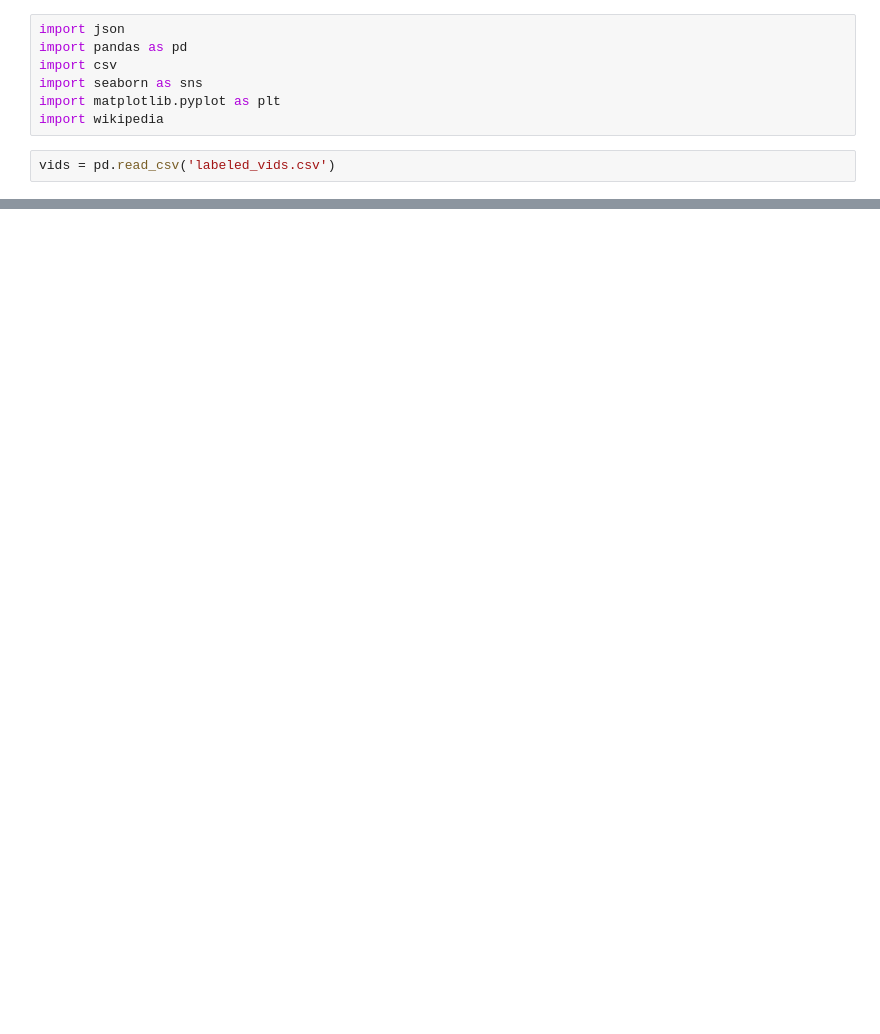
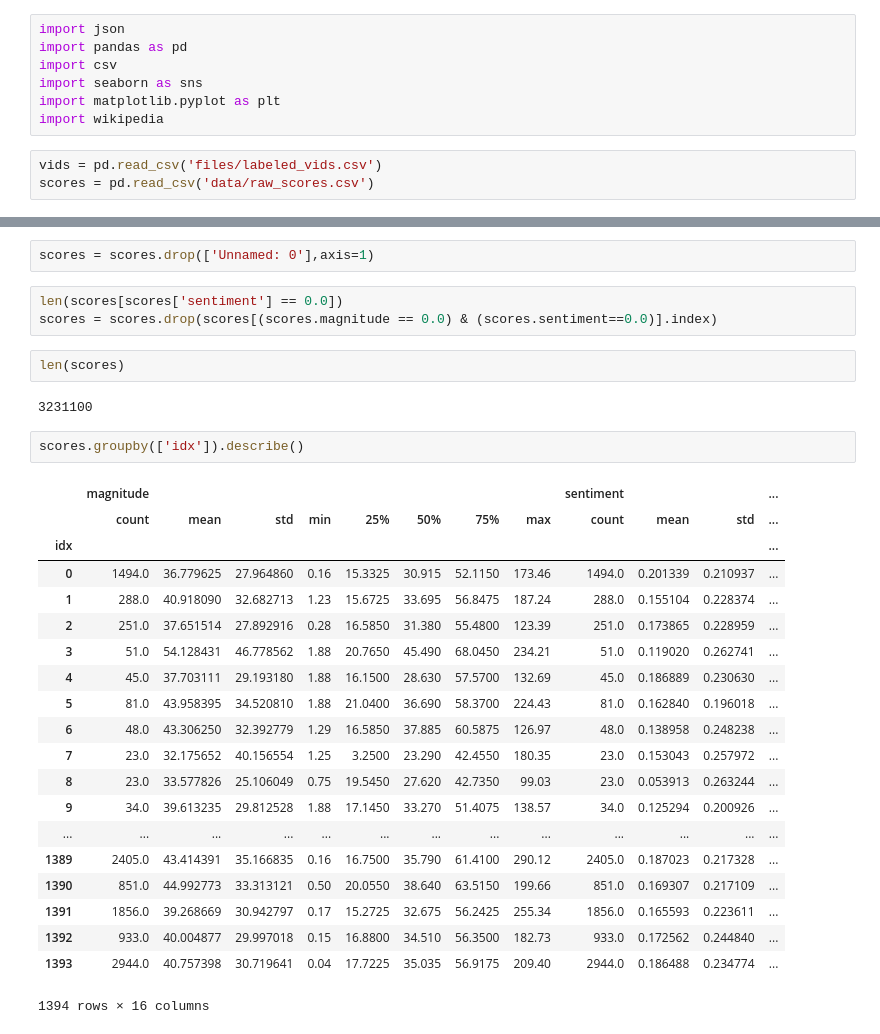
Before and after one commit to snc-89/sentiment_analysis_notebook, a Jupyter notebook: dataSentiments.ipynb, the cells around one changed output, grey strips where cells are left out. Saved outputs shown, nothing was run; the diff lists cells and outputs as text; blank space fills up the shorter version.

Commit message:
discovered a problem with including comments with 0.0 magnitude and sentiment. creating new csv without them

```diff
--- a/dataSentiments.ipynb
+++ b/dataSentiments.ipynb
@@ -6,5 +6,6 @@ import seaborn as sns
 import matplotlib.pyplot as plt
 import wikipedia
 # %%
-vids = pd.read_csv('labeled_vids.csv')
+vids = pd.read_csv('files/labeled_vids.csv')
+scores = pd.read_csv('data/raw_scores.csv')
 # %%
@@ -33,0 +24,32 @@ vids.drop(['Unnamed: 0','Unnamed: 0.1'],axis=1)
+# %%
+scores = scores.drop(['Unnamed: 0'],axis=1)
+# %%
+len(scores[scores['sentiment'] == 0.0])
+scores = scores.drop(scores[(scores.magnitude == 0.0) & (scores.sentiment==0.0)].index)
+# %%
+len(scores)
+# %% [output]
+3231100
+# %%
+scores.groupby(['idx']).describe()
+# %% [output]
+|  | magnitude |  |  |  |  |  |  |  | sentiment |  |  | ... |
+|  | count | mean | std | min | 25% | 50% | 75% | max | count | mean | std | ... |
+| idx |  |  |  |  |  |  |  |  |  |  |  | ... |
+| 0 | 1494.0 | 36.779625 | 27.964860 | 0.16 | 15.3325 | 30.915 | 52.1150 | 173.46 | 1494.0 | 0.201339 | 0.210937 | ... |
+| 1 | 288.0 | 40.918090 | 32.682713 | 1.23 | 15.6725 | 33.695 | 56.8475 | 187.24 | 288.0 | 0.155104 | 0.228374 | ... |
+| 2 | 251.0 | 37.651514 | 27.892916 | 0.28 | 16.5850 | 31.380 | 55.4800 | 123.39 | 251.0 | 0.173865 | 0.228959 | ... |
+| 3 | 51.0 | 54.128431 | 46.778562 | 1.88 | 20.7650 | 45.490 | 68.0450 | 234.21 | 51.0 | 0.119020 | 0.262741 | ... |
+| 4 | 45.0 | 37.703111 | 29.193180 | 1.88 | 16.1500 | 28.630 | 57.5700 | 132.69 | 45.0 | 0.186889 | 0.230630 | ... |
+| 5 | 81.0 | 43.958395 | 34.520810 | 1.88 | 21.0400 | 36.690 | 58.3700 | 224.43 | 81.0 | 0.162840 | 0.196018 | ... |
+| 6 | 48.0 | 43.306250 | 32.392779 | 1.29 | 16.5850 | 37.885 | 60.5875 | 126.97 | 48.0 | 0.138958 | 0.248238 | ... |
+| 7 | 23.0 | 32.175652 | 40.156554 | 1.25 | 3.2500 | 23.290 | 42.4550 | 180.35 | 23.0 | 0.153043 | 0.257972 | ... |
+| 8 | 23.0 | 33.577826 | 25.106049 | 0.75 | 19.5450 | 27.620 | 42.7350 | 99.03 | 23.0 | 0.053913 | 0.263244 | ... |
+| 9 | 34.0 | 39.613235 | 29.812528 | 1.88 | 17.1450 | 33.270 | 51.4075 | 138.57 | 34.0 | 0.125294 | 0.200926 | ... |
+| ... | ... | ... | ... | ... | ... | ... | ... | ... | ... | ... | ... | ... |
+| 1389 | 2405.0 | 43.414391 | 35.166835 | 0.16 | 16.7500 | 35.790 | 61.4100 | 290.12 | 2405.0 | 0.187023 | 0.217328 | ... |
+| 1390 | 851.0 | 44.992773 | 33.313121 | 0.50 | 20.0550 | 38.640 | 63.5150 | 199.66 | 851.0 | 0.169307 | 0.217109 | ... |
+| 1391 | 1856.0 | 39.268669 | 30.942797 | 0.17 | 15.2725 | 32.675 | 56.2425 | 255.34 | 1856.0 | 0.165593 | 0.223611 | ... |
+| 1392 | 933.0 | 40.004877 | 29.997018 | 0.15 | 16.8800 | 34.510 | 56.3500 | 182.73 | 933.0 | 0.172562 | 0.244840 | ... |
+| 1393 | 2944.0 | 40.757398 | 30.719641 | 0.04 | 17.7225 | 35.035 | 56.9175 | 209.40 | 2944.0 | 0.186488 | 0.234774 | ... |
+1394 rows × 16 columns
```
Also changed, not shown: parts of 6 cells of this notebook, 2 other files.
